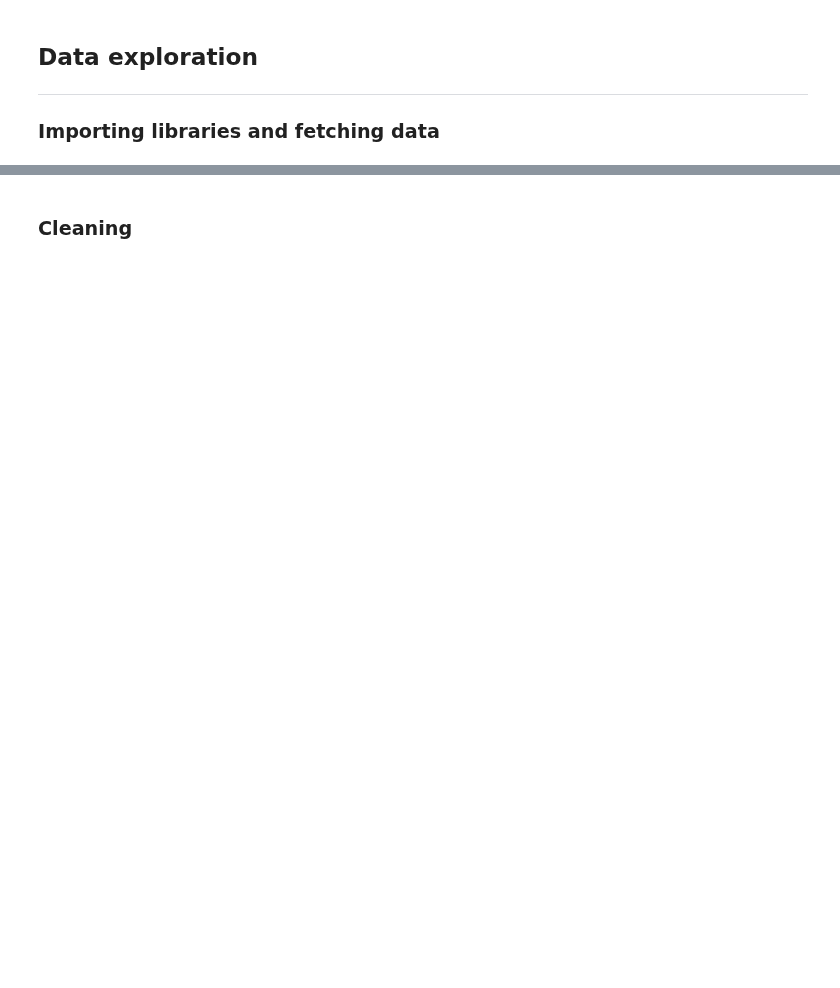
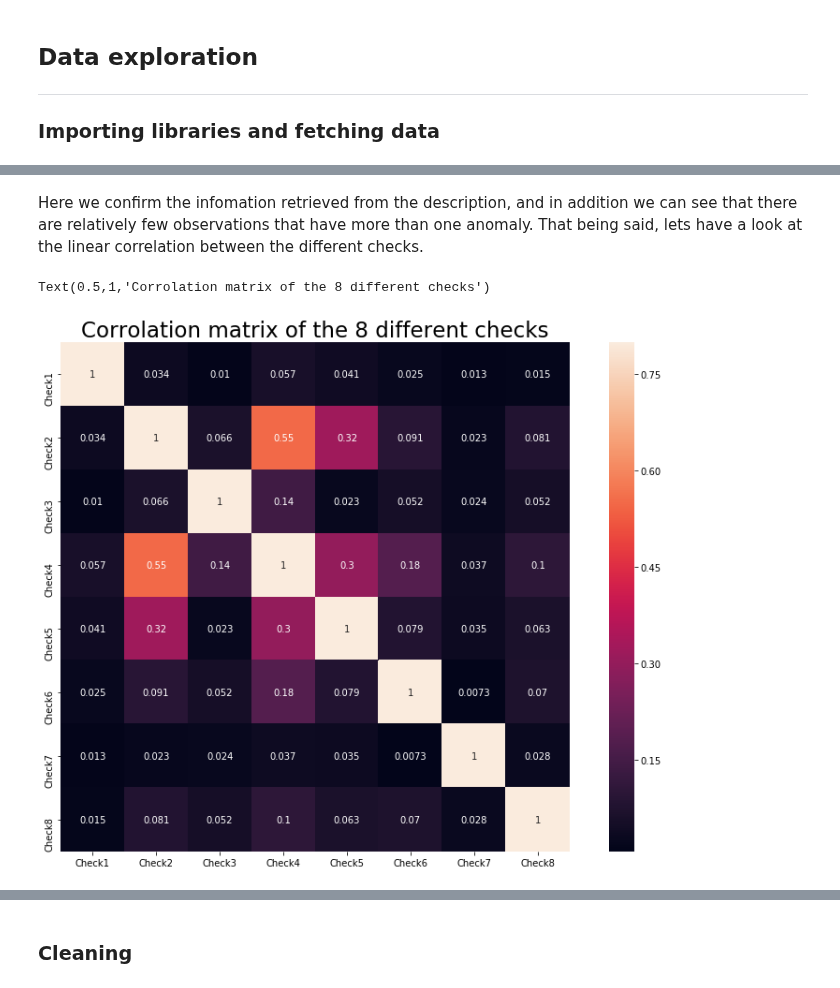
Before and after one commit to yohannjs/AML-2019, a Jupyter notebook: Challenges/5_Anomaly/master_anomaly.ipynb, the cells around one changed output, grey strips where cells are left out. Cells and saved outputs as stored; diff of their text form; code cells hidden in the pictures; blank space fills up the shorter version.

```diff
--- a/Challenges/5_Anomaly/master_anomaly.ipynb
+++ b/Challenges/5_Anomaly/master_anomaly.ipynb
@@ -17,0 +29,25 @@
+# %%
+# Elementary
+import os
+import sys
+import re
+import random
+import matplotlib
+import implicit
+import warnings
+from tqdm import tqdm
+
+# For elementary data manipulation
+import pandas as pd
+import numpy as np
+
+# For visualization
+import matplotlib.pyplot as plt
+import seaborn as sns
+
+# Import dataframe and cast names
+from names import column_names, labels
+basepath = "/mnt/datasets/anomaly/"
+dataDF = pd.read_csv(basepath + 'data.csv', delimiter=";", header=None, names=column_names)
+pure_dataDF = dataDF.drop(labels, axis=1)
+anomaliesDF = dataDF.filter(labels, axis=1)
@@ -17,0 +175,10 @@
+# %% [markdown]
+Here we confirm the infomation retrieved from the description, and in addition we can see that there are relatively few observations that have more than one anomaly. That being said, lets have a look at the linear correlation between the different checks.
+# %%
+corr_matrix_anomalies = anomaliesDF.corr()
+figure, ax = plt.subplots(figsize=(15,10))
+ax = sns.heatmap(corr_matrix_anomalies, vmax=0.8, annot=True, square=True)
+plt.title('Corrolation matrix of the 8 different checks', fontsize=23)
+# %% [output]
+Text(0.5,1,'Corrolation matrix of the 8 different checks')
+[figure, added]
```
Also changed, not shown: parts of 37 cells of this notebook, 3 other files.
